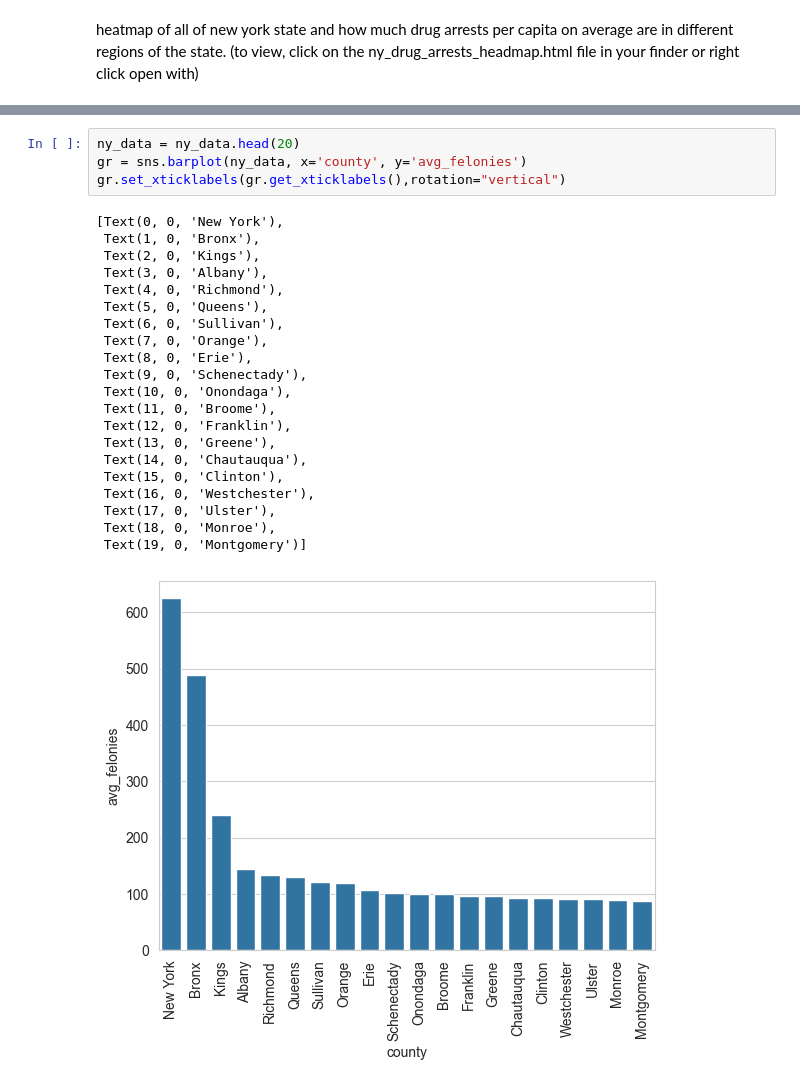
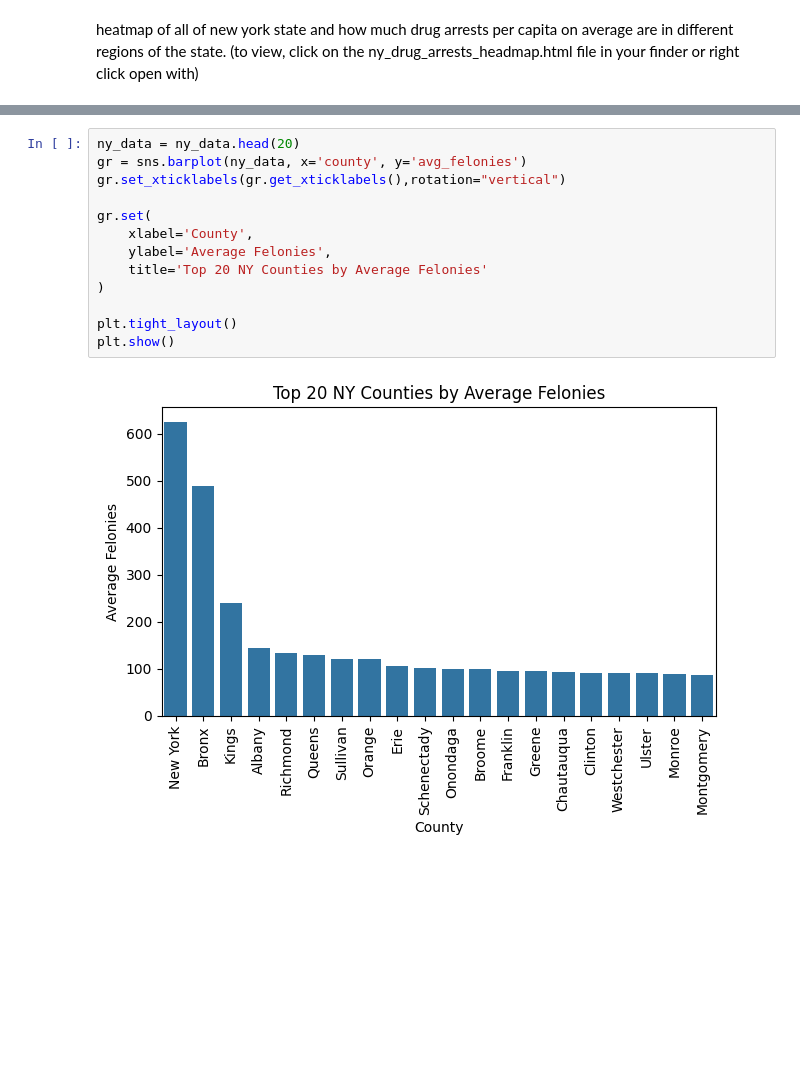
Before and after one commit to dorazzhang/cdj_crime, a Jupyter notebook: data.ipynb, the cells around one changed output, grey strips where cells are left out. Cells and saved outputs as stored; diff of their text form; blank space fills up the shorter version.

```diff
--- a/data.ipynb
+++ b/data.ipynb
@@ -376,29 +353,18 @@ plt.show()
 # %%
 ny_data = ny_data.head(20)
 gr = sns.barplot(ny_data, x='county', y='avg_felonies')
 gr.set_xticklabels(gr.get_xticklabels(),rotation="vertical")
+
+gr.set(
+    xlabel='County',
+    ylabel='Average Felonies',
+    title='Top 20 NY Counties by Average Felonies'
+)
+
+plt.tight_layout()
+plt.show()
 # %% [output]
-[Text(0, 0, 'New York'),
- Text(1, 0, 'Bronx'),
- Text(2, 0, 'Kings'),
- Text(3, 0, 'Albany'),
- Text(4, 0, 'Richmond'),
- Text(5, 0, 'Queens'),
- Text(6, 0, 'Sullivan'),
- Text(7, 0, 'Orange'),
- Text(8, 0, 'Erie'),
- Text(9, 0, 'Schenectady'),
- Text(10, 0, 'Onondaga'),
- Text(11, 0, 'Broome'),
- Text(12, 0, 'Franklin'),
- Text(13, 0, 'Greene'),
- Text(14, 0, 'Chautauqua'),
- Text(15, 0, 'Clinton'),
- Text(16, 0, 'Westchester'),
- Text(17, 0, 'Ulster'),
- Text(18, 0, 'Monroe'),
- Text(19, 0, 'Montgomery')]
-[figure, old version]
+[figure, new version]
 # %%
 ny_data = duckdb.sql("""
     SELECT county, SUM(felonyPerCapita) / COUNT(DISTINCT year) AS avg_felonies, SUM(misdemeanorPerCapita) / COUNT(DISTINCT year) AS avg_misdemeanors
```
Also changed, not shown: parts of 11 cells of this notebook, 8 other files.
